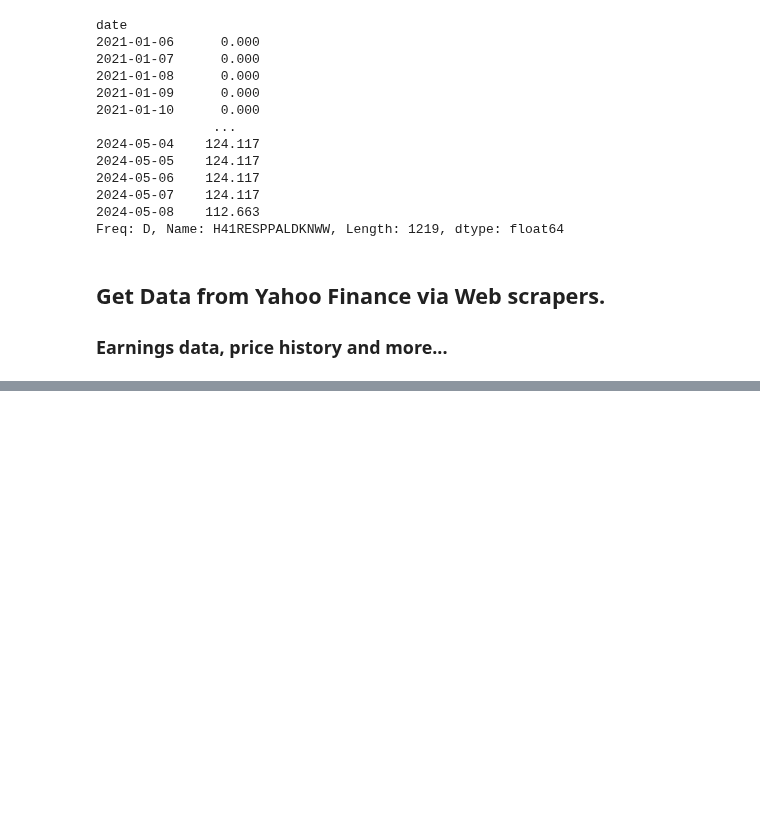
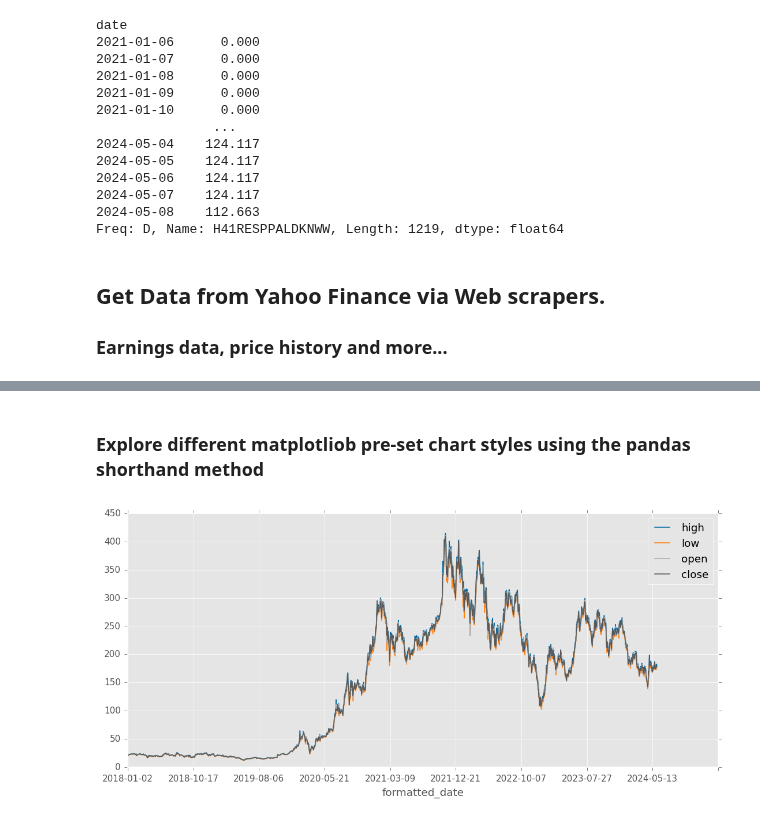
Before and after one commit to HelloThereMatey/Bootleg_Macro, a Jupyter notebook: test_pad.ipynb, the cells around one changed output, grey strips where cells are left out. Cells and saved outputs as stored; diff of their text form; code cells hidden in the pictures; blank space fills up the shorter version.

```diff
--- a/test_pad.ipynb
+++ b/test_pad.ipynb
@@ -135,0 +79,19 @@ Name: BOGZ1FA316130001Q, Length: 595, dtype: float64
+# %% [markdown]
+### Explore different matplotliob pre-set chart styles using the pandas shorthand method
+# %%
+# In [3]: print(plt.style.available)
+plt_styles = ['Solarize_Light2', '_classic_test_patch', '_mpl-gallery', '_mpl-gallery-nogrid', 'bmh', 'classic', 'dark_background', 'fast', 'fivethirtyeight',
+ 'ggplot', 'grayscale', 'seaborn-v0_8', 'seaborn-v0_8-bright', 'seaborn-v0_8-colorblind', 'seaborn-v0_8-dark', 'seaborn-v0_8-dark-palette',
+ 'seaborn-v0_8-darkgrid', 'seaborn-v0_8-deep', 'seaborn-v0_8-muted', 'seaborn-v0_8-notebook', 'seaborn-v0_8-paper', 'seaborn-v0_8-pastel',
+ 'seaborn-v0_8-poster', 'seaborn-v0_8-talk', 'seaborn-v0_8-ticks', 'seaborn-v0_8-white', 'seaborn-v0_8-whitegrid', 'tableau-colorblind10']
+
+# Use seaborn style
+plt.style.use("tableau-colorblind10")
+plt.rcParams["figure.dpi"] = 110
+plt.rcParams["figure.figsize"] = (12, 5)
+
+df[df.columns[0:4]].plot()
+%matplotlib inline
+plt.show()
+# %% [output]
+[figure, added]
```
Also changed, not shown: parts of 10 cells of this notebook, 3 other files.
